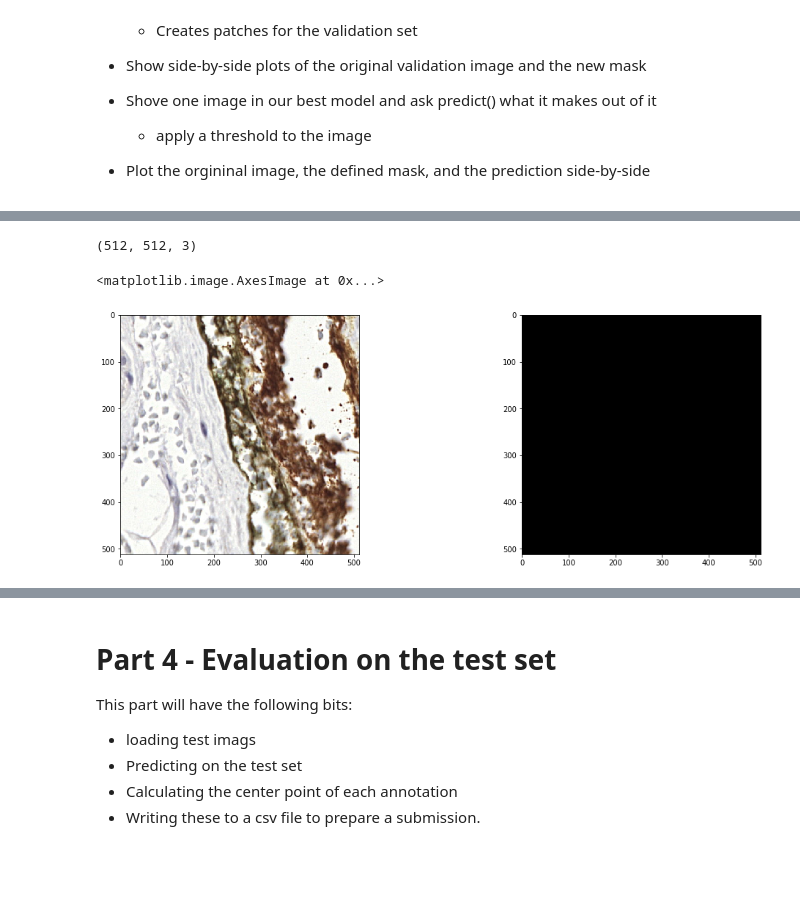
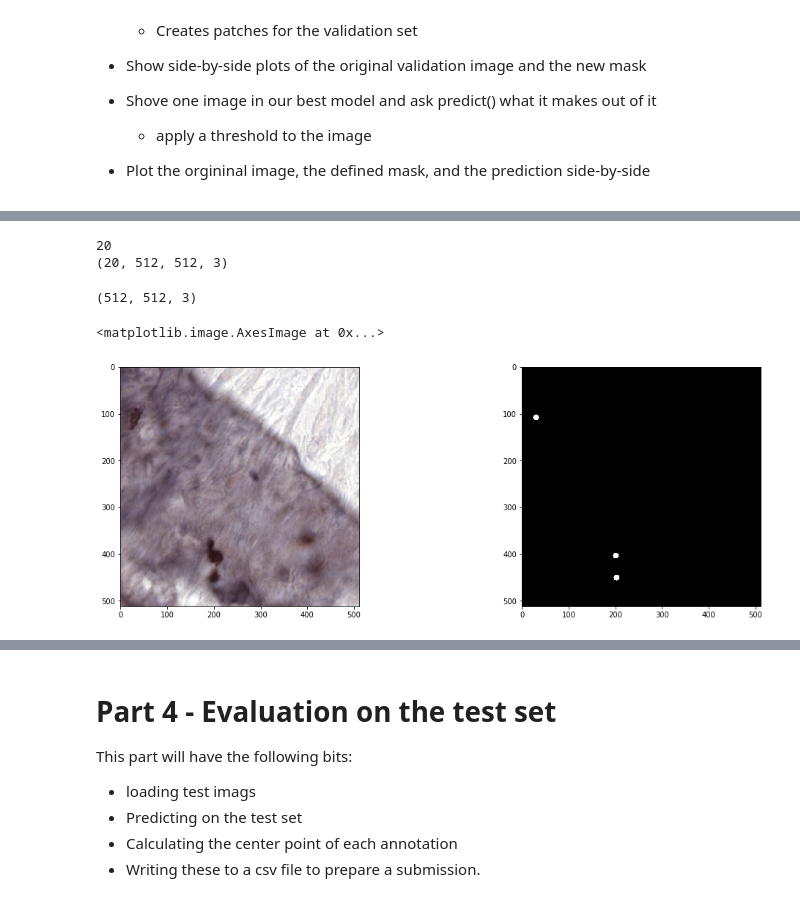
Before and after one commit to jeffluppes/ISMI2018, a Jupyter notebook: Project/ProjectNotebook.ipynb, the cells around one changed output, grey strips where cells are left out. Cells and saved outputs as stored; diff of their text form; code cells hidden in the pictures; blank space fills up the shorter version.

```diff
--- a/Project/ProjectNotebook.ipynb
+++ b/Project/ProjectNotebook.ipynb
@@ -158,8 +164,8 @@ num_channels = 1  #changing this breaks the entire thing.
 # %% [markdown]
 ## If the jupyter server runs locally
 # %%
-train_dir = 'train_images'
-train_masks_dir = 'train_masks'
+#train_dir = 'train_images'
+#train_masks_dir = 'train_masks'
 #train_points = 'training_annotations.csv'
 # %% [markdown]
 # Part 1 - Housekeeping
@@ -238,7 +245,6 @@ for path in training_paths:
 # %%
 #This function generates 1 random patch from patch_amount random images.
 # (Jeff): changed this to take msk_dir as a parameter so the code can be re-used
-
 def generate_patches(img_dir, msk_dir, patch_amount, width, height):
     patches = []
     all_img_paths = os.listdir(img_dir)
@@ -250,46 +256,29 @@ def generate_patches(img_dir, msk_dir, patch_amount, width, height):
         msk = imread(join(msk_dir, msk_path)) # changed june 1 to include params
         msk = np.stack((msk,)*3, 2)
 
-        patch = generate_patch(img,msk,width,height, getCoord(img, img_path, width, height, train_points))
+        patch = generate_patch(img,msk,width,height)
         patches.append(patch)
         print("{}  image: {}".format(patch[0].shape, msk_path))
         print("{}  mask:  {}".format(patch[1].shape, img_path))
     return patches
 
 #This function generates a single random patch from an image.
-def generate_patch(img, msk, width, height, coord):
+def generate_patch(img, msk, width, height):
     padHeight = 0 if height < img.shape[1] else height-img.shape[1]
     padWidth  = 0 if width < img.shape[0] else width-img.shape[0]
     if(img.shape[0] < width or img.shape[1] < height):
         print("padding: {}x{}".format(padWidth, padHeight))
     img = np.pad(img, [(0,padWidth), (0, padHeight), (0,0 )], mode='constant')
     msk = np.pad(msk, [(0,padWidth), (0, padHeight), (0,0 )], mode='constant')
-    #x = random.randint(0,img.shape[0]-width);
-    x = coord[0]
+    x = random.randint(0,img.shape[0]-width);
     x1 = x + width
-    #y = random.randint(0,img.shape[1]-height);
-    y = coord[1]
+    y = random.randint(0,img.shape[1]-height);
     y1 = y + height
     if x1 > img.shape[0] or y1 > img.shape[1]:
         print("WARNING x out of bounds ({} > {}) or y out of bounds ({} > {})".format(x1,img.shape[0],y1,img.shape[1]))
     return (np.array(img[x:x1,y:y1,:]), np.array(msk[x:x1,y:y1,:]))
-
-def getCoord(img, img_path, width, height, csv_file):
-    img_name = img_path.split('.png')[0]
-    img_id, roi = img_name.split('_ROI_')
-    pois = []
-    with open(csv_file) as file:
-        pois = list(map(split, file.readlines()[1:]))
-    pois = [poi for poi in pois if (poi[0] == img_id)]
-    for poi in pois:
-        x = int(float(poi[3]))
-        y = int(float(poi[4]))
-        if(x - (width/2) >= 0 and x + (width/2) <= img.shape[0] and y - (height/2) >= 0 and y + (height/2) <= img.shape[1]):
-            return (round(x - (width/2)), round(y - (height/2)))
-    #poi = pois[np.random.choice(len(pois))]
-    return (0, 0)
 # %%
-patches = generate_patches(train_dir, train_masks_dir, 20, 512, 512)
+patches = generate_patches(train_dir, train_masks_dir, 300, 512, 512)
 mask_patches = []
 img_patches = []
 for patch in patches:
@@ -298,5 +287,8 @@ for patch in patches:
 
 #np.asarray(mask_patches)
 #np.asarray(img_patches)
-print("{} images and {} masks".format(len(img_patches), len(mask_patches)))
+print(len(mask_patches))
+print(len(img_patches))
+print("img:  {}".format(np.array(img_patches[0]).shape))
+print("mask: {}".format(np.array(mask_patches[0]).shape))
 # %% [output]
@@ -680,22 +676,27 @@ mask 27_CD3_ROI_8_mask.png dimensions: (1217, 1724, 3)
 # %%
 val_images_p = []
 for img in vimg_patches:
-    val_images_p.append(np.asarray(img[:, :, 1]))
+    val_images_p.append(np.asarray(img[:, :, :]))
 
-val_images_p = np.expand_dims(val_images_p[: :], axis=3)
+#sanity checks.. what sizes are we dealing with?
+print(len(val_images_p))
+print(np.shape(val_images_p))
+# %% [output]
+20
+(20, 512, 512, 3)
 # %%
 #show validation image and it's mask - Another sanity check
 plt.figure(1, figsize=(18, 6))
 
 plt.subplot(121)
 print(vimg_patches[0].shape)
-plt.imshow(vimg_patches[0])
+plt.imshow(vimg_patches[1])
 
 plt.subplot(122)
-plt.imshow(vmask_patches[0])
+plt.imshow(vmask_patches[1])
 # %% [output]
 (512, 512, 3)
 <matplotlib.image.AxesImage at 0x...>
-[figure, old version]
+[figure, new version]
 # %%
 # Make some predictions
```
Also changed, not shown: parts of 23 cells of this notebook.
